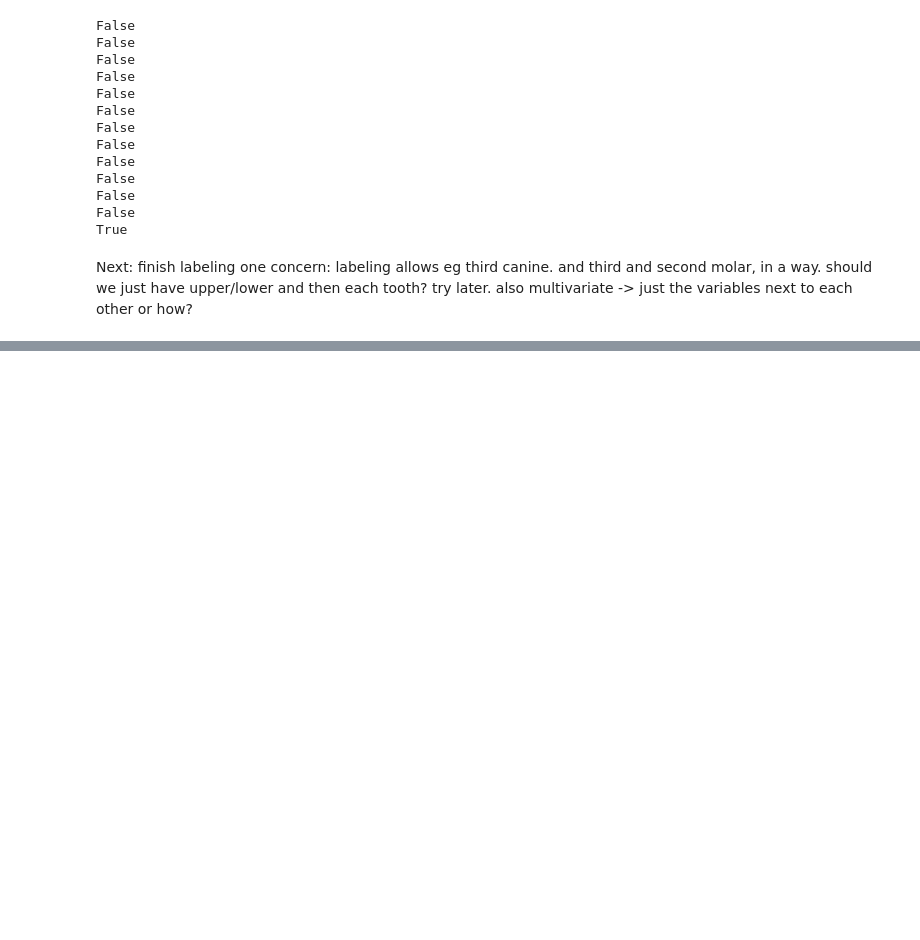
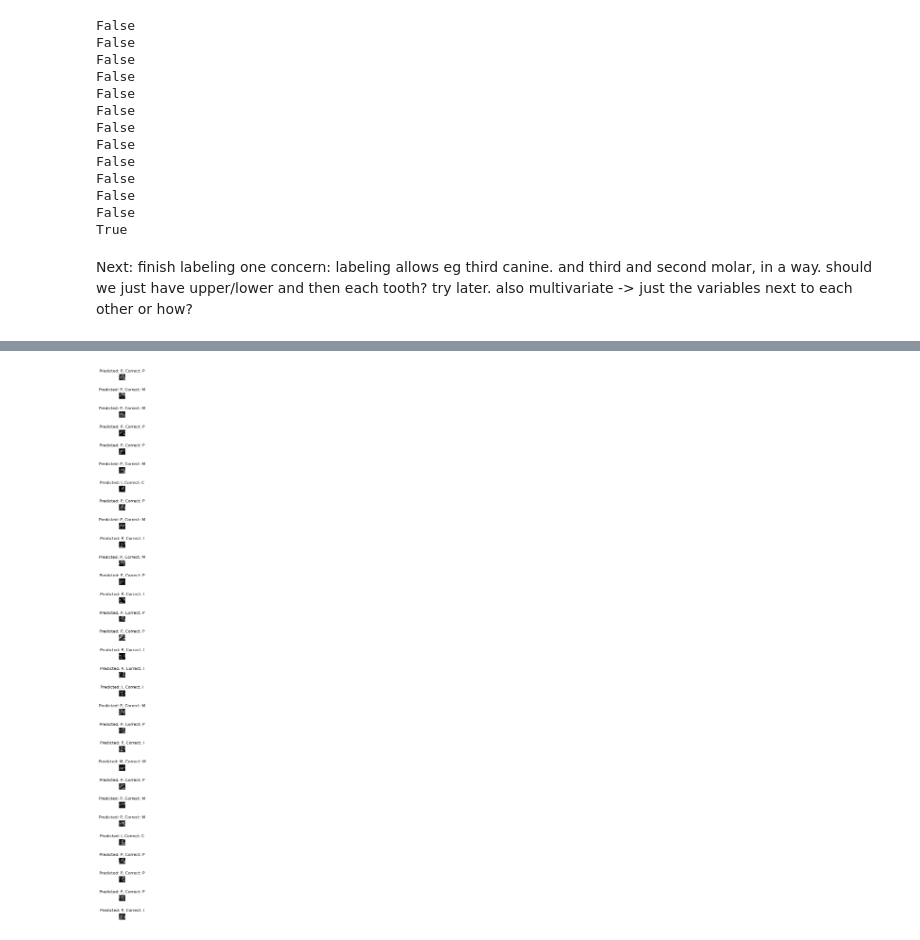
Before and after one commit to korolainenriikka/thesis, a Jupyter notebook: code/mnist-proof-of-concept/mnist_transfer_proof_of_concept.ipynb, the cells around one changed output, grey strips where cells are left out. Drawn from its saved outputs; the diff is of its cells as text; code cells hidden in the pictures; blank space fills up the shorter version.

```diff
--- a/code/mnist-proof-of-concept/mnist_transfer_proof_of_concept.ipynb
+++ b/code/mnist-proof-of-concept/mnist_transfer_proof_of_concept.ipynb
@@ -133,0 +291,4 @@ one concern: labeling allows eg third canine. and third and second molar, in a w
+# %%
+new_output = Dense(4, activation='softmax')(mnist_model.layers[-2].output)
+new_model = Model(mnist_model.input, new_output)
+new_model.layers
@@ -133,0 +326,5 @@ one concern: labeling allows eg third canine. and third and second molar, in a w
+# %%
+X_train = teeth
+Y_train = type_labels
+X_train, X_val, Y_train, Y_val = train_test_split(X_train, Y_train, test_size = 0.1, random_state=2)
+print(X_train.shape, X_val.shape, Y_train.shape, Y_val.shape)
@@ -133,0 +366,10 @@ one concern: labeling allows eg third canine. and third and second molar, in a w
+# %%
+datagen.fit(X_train)
+
+# checkpointer = ModelCheckpoint('model-mnist.keras', verbose=1, save_best_only=True)
+# Fit the model
+history = model.fit(datagen.flow(X_train,Y_train, batch_size=batch_size),
+                              epochs = 50, validation_data = (X_val,Y_val),
+                              verbose = 2, steps_per_epoch=X_train.shape[0] // batch_size
+                              , callbacks=[learning_rate_reduction,checkpointer])
+model.evaluate(X_train, Y_train, verbose=1) # Evaluate on training data: too little test data
@@ -133,0 +403,35 @@ one concern: labeling allows eg third canine. and third and second molar, in a w
+# %%
+def id_to_tooth(id):
+    if id == 0:
+        return 'M'
+    elif id == 1:
+        return 'P'
+    elif id == 2:
+        return 'C'
+    elif id == 3:
+        return 'I'
+
+images = glob.glob("teeth/*.png")
+correct = 0
+fig, ax = plt.subplots(30, figsize = (500,30))
+plt.subplots_adjust(hspace=2)
+for i, filename in enumerate(images):
+    image = cv2.imread(filename, cv2.IMREAD_GRAYSCALE)
+    reshaped = cv2.resize(image[:,:-12], (28,28))
+    img_num = filename.split('.')[0].split('/')[1]
+    loc = int(img_num)
+    label = type_labels.iloc[loc]
+    reshaped = 255 - reshaped # flip color
+    pred = model.predict(reshaped.reshape(1,28,28,1))
+    pred_tooth = id_to_tooth(np.argmax(pred))
+    correct_tooth = id_to_tooth(np.argmax(label))
+    fig_title = f'Predicted: {pred_tooth}, Correct: {correct_tooth}'
+    if pred_tooth == correct_tooth:
+        correct += 1
+
+    ax[i].imshow(reshaped, cmap='gray')
+    ax[i].axis('off')
+    ax[i].set_title(fig_title)
+
+print(f"Accuracy: {correct/30} %")
+# %% [output]
@@ -133,0 +455 @@ one concern: labeling allows eg third canine. and third and second molar, in a w
+[figure, added]
```
Also changed, not shown: parts of 20 cells of this notebook, 5 other files.
